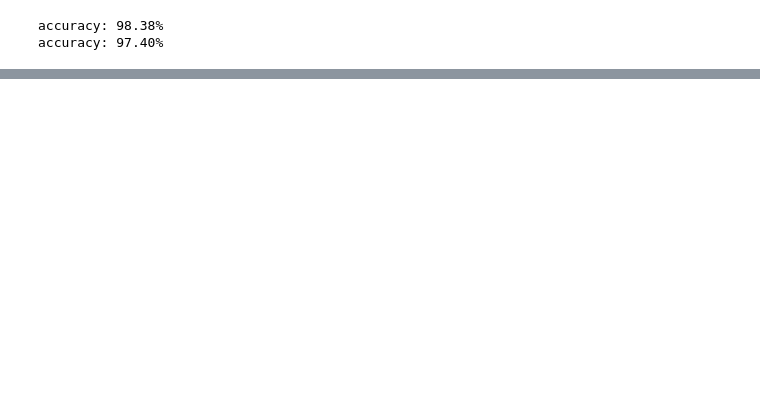
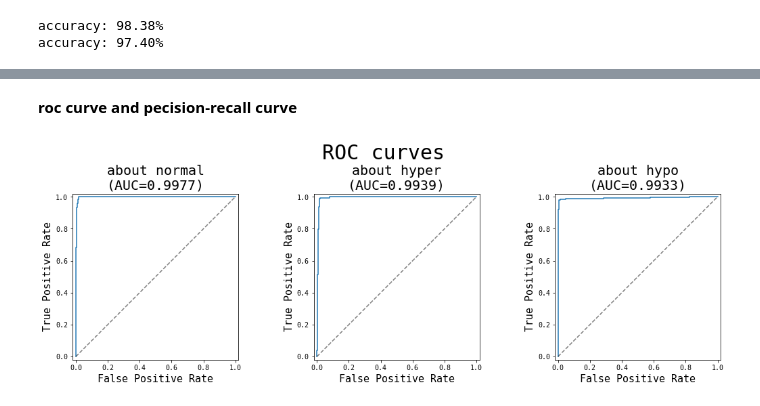
Before and after one commit to sinwall/221117_MLBasic, a Jupyter notebook: byungchang/logistic_regression.ipynb, the cells around one changed output, grey strips where cells are left out. Saved outputs shown, nothing was run; the diff lists cells and outputs as text; code cells hidden in the pictures; blank space fills up the shorter version.

```diff
--- a/byungchang/logistic_regression.ipynb
+++ b/byungchang/logistic_regression.ipynb
@@ -60,0 +104,19 @@ accuracy: 97.40%
+# %% [markdown]
+**roc curve and pecision-recall curve**
+# %%
+fig, axs = plt.subplots(ncols=3, figsize=(15, 5))
+
+for i in range(3):
+    ax = axs[i]
+    fpr, tpr, thres = roc_curve(y_test == i+1, model.predict_proba(X_test)[:, i])
+    ax.plot(fpr, tpr)
+    ax.plot([0, 1], [0, 1], color='#000000', linestyle='--', alpha=0.5)
+    ax.set_xlabel('False Positive Rate', fontsize=15)
+    ax.set_ylabel('True Positive Rate', fontsize=15)
+    ax.set_title(f'about {class_names[i]}\n(AUC={auc(fpr, tpr):.4f})', fontsize=20)
+    ax.set_xlim(-0.02, 1.02); ax.set_ylim(-0.02, 1.02)
+    ax.set_aspect('equal')
+fig.suptitle('ROC curves', fontsize=30)
+plt.tight_layout(); plt.show(); plt.close()
+# %% [output]
+[figure, added]
```
Also changed, not shown: parts of 20 cells of this notebook.
